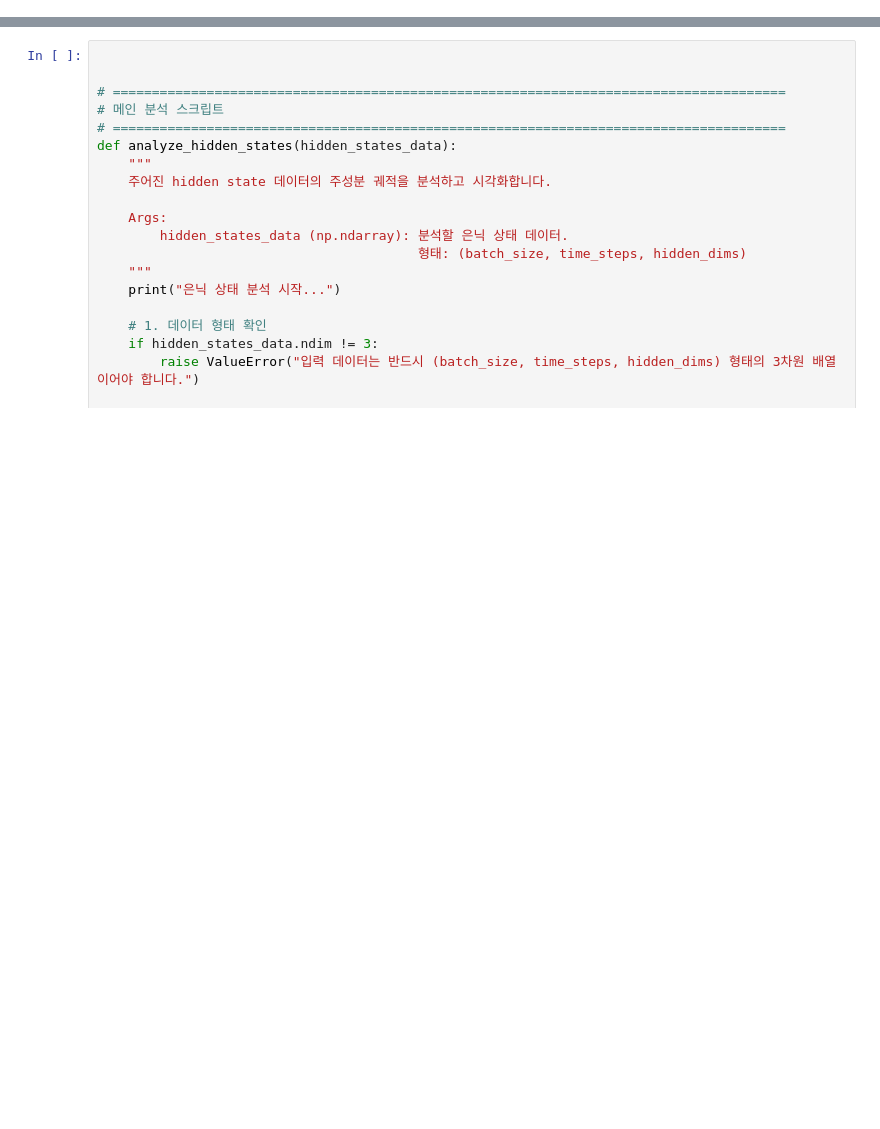
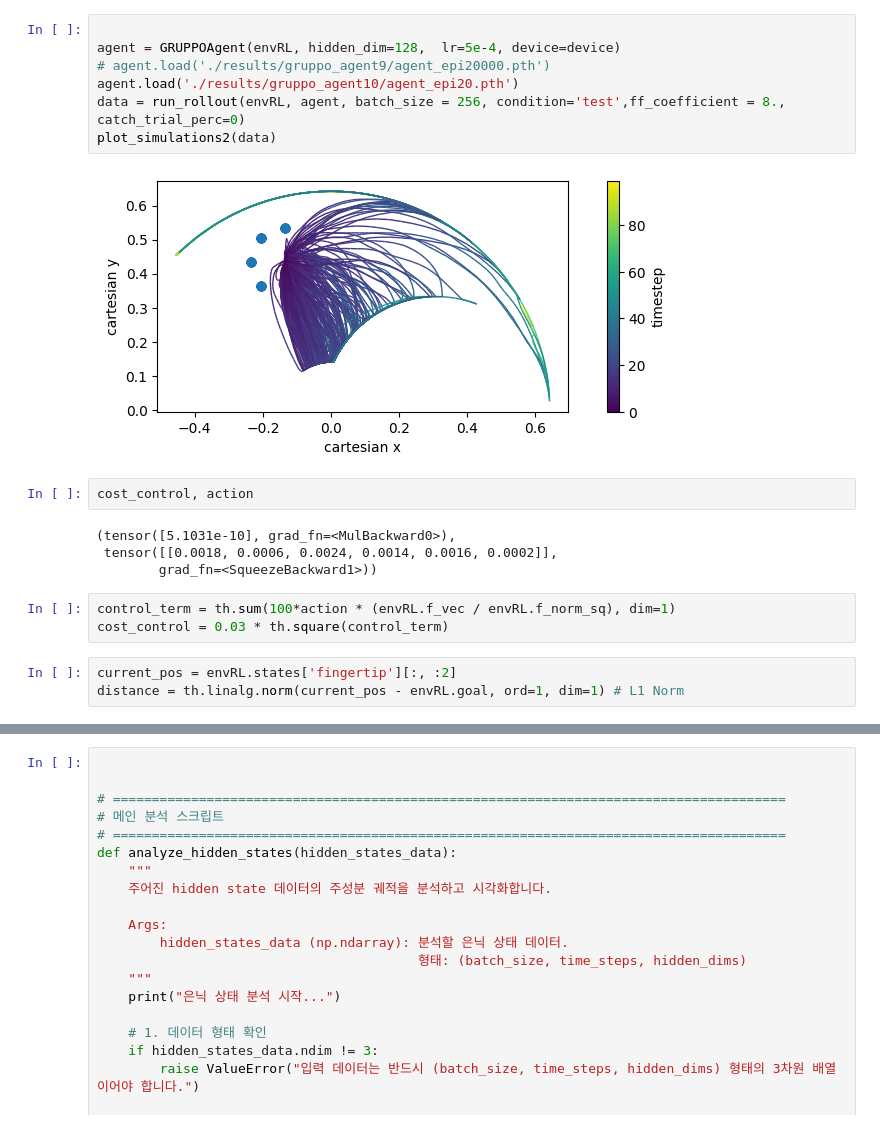
Before and after one commit to clmnlab/MotorNet, a Jupyter notebook: test.ipynb, the cells around one changed output, grey strips where cells are left out. Drawn from its saved outputs; the diff is of its cells as text; blank space fills up the shorter version.

```diff
--- a/test.ipynb
+++ b/test.ipynb
@@ -101,0 +60,21 @@ NameError: name 'th' is not defined
+# %%
+
+agent = GRUPPOAgent(envRL, hidden_dim=128,  lr=5e-4, device=device)
+# agent.load('./results/gruppo_agent9/agent_epi20000.pth')
+agent.load('./results/gruppo_agent10/agent_epi20.pth')
+data = run_rollout(envRL, agent, batch_size = 256, condition='test',ff_coefficient = 8., catch_trial_perc=0)
+plot_simulations2(data)
+# %% [output]
+[figure, added]
+# %%
+cost_control, action
+# %% [output]
+(tensor([5.1031e-10], grad_fn=<MulBackward0>),
+ tensor([[0.0018, 0.0006, 0.0024, 0.0014, 0.0016, 0.0002]],
+        grad_fn=<SqueezeBackward1>))
+# %%
+control_term = th.sum(100*action * (envRL.f_vec / envRL.f_norm_sq), dim=1)
+cost_control = 0.03 * th.square(control_term)
+# %%
+current_pos = envRL.states['fingertip'][:, :2]
+distance = th.linalg.norm(current_pos - envRL.goal, ord=1, dim=1) # L1 Norm
```
Also changed, not shown: parts of 19 cells of this notebook, 3 other files.
